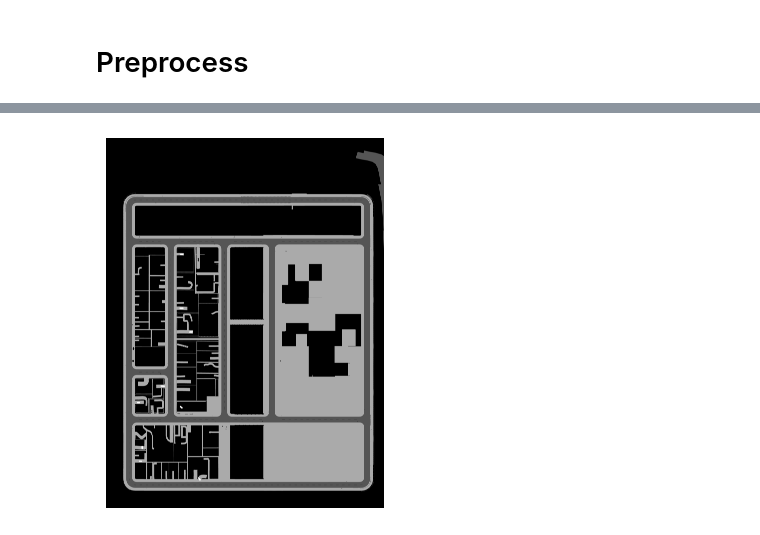
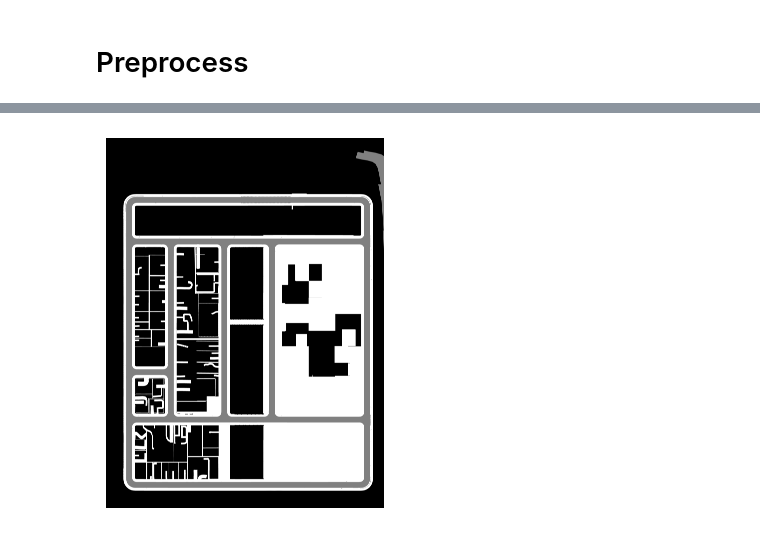
Before and after one commit to danielmtzbarba/CarlaClient, a Jupyter notebook: scripts/create-topview-map.ipynb, the cells around one changed output, grey strips where cells are left out. Saved outputs shown, nothing was run; the diff lists cells and outputs as text; code cells hidden in the pictures.

```diff
--- a/scripts/create-topview-map.ipynb
+++ b/scripts/create-topview-map.ipynb
@@ -139,49 +130,45 @@ array([  0,  21,  42,  83,  85,  90, 106, 118, 137, 138, 153, 154, 157,
 # %%
 bev_classes = {
         0:   0, # Non-drivable
+        85: 0,
+        106: 0,
 
+        157: 0,
+        171: 0,
+        # -------
+
+
+
+
+
+
+
+        137: 1,
+        138: 0,
+
+       # --------
         90: 1, # drivable
-
         153: 1, # posts
         154: 1,
-        157: 1,
-
+        170: 1, #roadlines
 
         118: 2, # sidewalk
-
-        16: 3,
-        50: 3,
-        42: 3, # vehicles
-
-        84: 4, # pedestrians
-
-        190: 5,
-
-
-        21:  0, # idk
-        83: 0,
-        85: 0,
-        106: 0,
-        137: 0,
-        138: 0,
-        170: 0,
-        171: 0,
-
-
 
     }
 
 def remap_seg(bev_img, bev_mapping, n_classes):
     bev_img = bev_img.copy()
     for val, klass in bev_mapping.items():
         bev_img[bev_img == val] = klass
    # bev_img[bev_img > n_classes] = 0
     return bev_img
 
 map = remap_seg(psycho, bev_classes, n_classes=5)
+mo = Image.fromarray(map)
+mo.save(f"maps/Town01/Town01-{img_size}-sem.jpg")
 plt.imshow(map, cmap="binary_r")
 plt.grid(False)
 plt.axis('off')
 plt.show()
 # %% [output]
-[figure, old version]
+[figure, new version]
```
Also changed, not shown: parts of 13 cells of this notebook, 10 other files.
